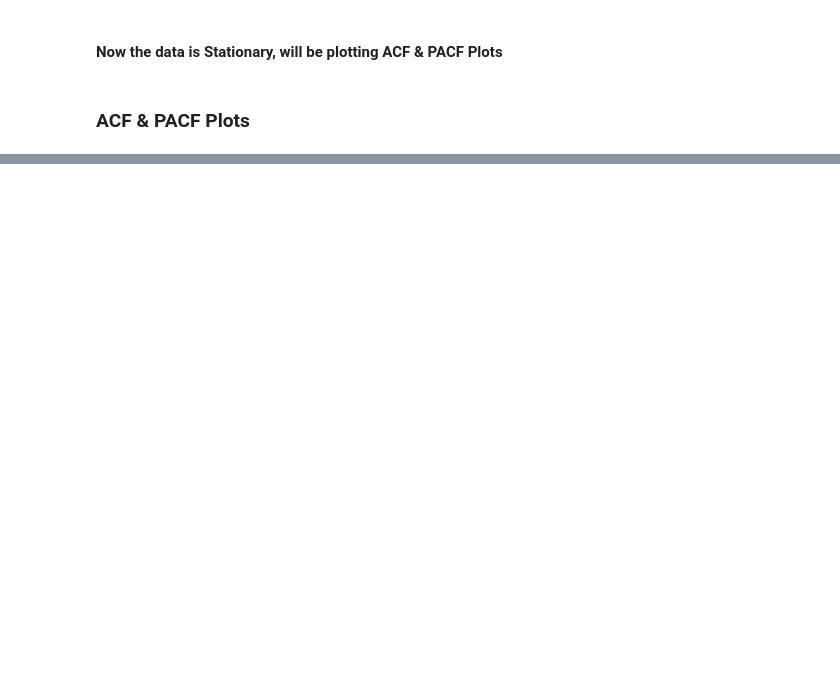
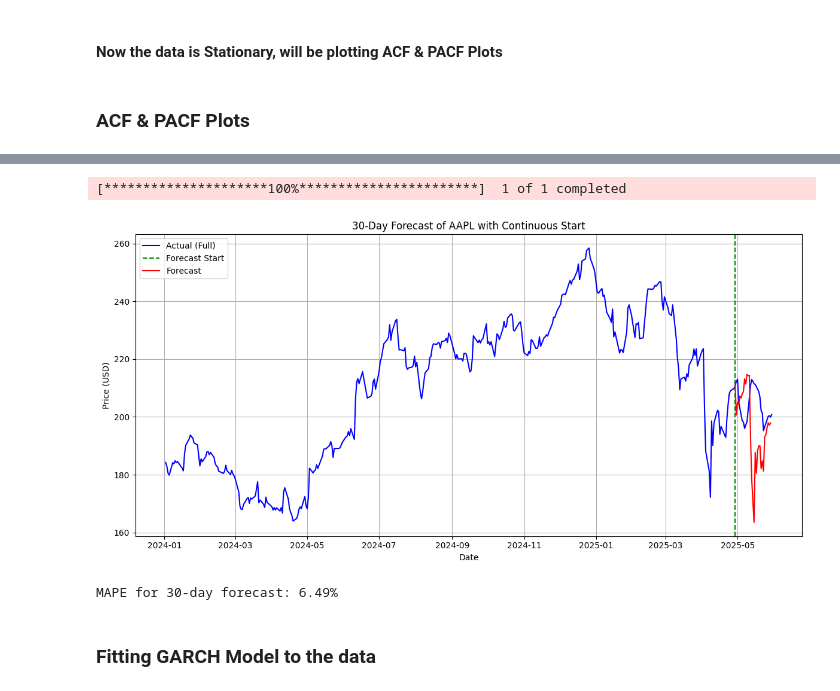
Before and after one commit to kesshar/TimeSeriesAnalysis-Projects, a Jupyter notebook: Stock Analysis and Forcasting/stock_analysis.ipynb, the cells around one changed output, grey strips where cells are left out. Drawn from its saved outputs; the diff is of its cells as text; code cells hidden in the pictures; blank space fills up the shorter version.

```diff
--- a/Stock Analysis and Forcasting/stock_analysis.ipynb
+++ b/Stock Analysis and Forcasting/stock_analysis.ipynb
@@ -218,0 +238,6 @@ plt.show()
+# %%
+from statsmodels.tsa.arima.model import ARIMA
+
+model1_aapl = ARIMA(aapl_resid, order=(2, 0, 0))
+fit1_aapl = model1_aapl.fit()
+print(fit1_aapl.summary())
@@ -218,0 +262,2 @@ plt.show()
+# %%
+residual_forecast_aapl = (fit1_aapl.forecast(steps=30))
@@ -218,0 +288,65 @@ plt.show()
+# %%
+from statsmodels.tsa.holtwinters import ExponentialSmoothing
+
+model_trend_aapl = ExponentialSmoothing(aapl_trend.dropna(), trend='additive', seasonal=None)
+fit_trend_aapl = model_trend_aapl.fit()
+trend_forecast_aapl = fit_trend_aapl.forecast(30)
+
+
+seasonal_period = 30  # or whatever your STL period was
+seasonal_pattern_aapl = aapl_seasonal[-seasonal_period:].values
+seasonal_forecast_aapl = np.tile(seasonal_pattern_aapl, int(np.ceil(30 / seasonal_period)))[:30]
+final_forecast_aapl = trend_forecast_aapl + seasonal_forecast_aapl + residual_forecast_aapl
+# %%
+import numpy as np
+import pandas as pd
+import matplotlib.pyplot as plt
+import yfinance as yf
+
+# Download actual AAPL data
+aapl_actual = yf.download('AAPL', start='2024-01-01', end='2025-05-31')
+
+# Assuming 'aapl' is your original training data (not the same as 'aapl_actual')
+last_date = aapl.index[-1]
+last_value = aapl['Close'].iloc[-1]
+
+# Forecast: create future dates and predicted values (assuming `predicted` already defined)
+forecast_index = pd.date_range(start=last_date + pd.Timedelta(days=1), periods=30, freq='D')
+
+# Combine last actual point with forecast to make it continuous
+extended_index = np.insert(forecast_index, 0, last_date)
+extended_forecast = np.insert(final_forecast_aapl, 0, last_value)
+
+# Plotting
+plt.figure(figsize=(12, 6))
+plt.plot(aapl_actual['Close'], label='Actual (Full)', color='blue')
+plt.axvline(x=last_date, color='green', linestyle='--', label='Forecast Start')
+plt.plot(extended_index, extended_forecast, label='Forecast', color='red')
+
+plt.title("30-Day Forecast of AAPL with Continuous Start")
+plt.xlabel("Date")
+plt.ylabel("Price (USD)")
+plt.legend()
+plt.grid(True)
+plt.tight_layout()
+plt.show()
+# %% [output]
+[*********************100%***********************]  1 of 1 completed
+[figure, added]
+# %%
+# Get next 30 trading days after the last available date
+forecast_index = aapl_actual.index[aapl_actual.index > aapl.index[-1]][:30]
+# Ensure forecast_index uses only valid trading dates
+forecast_index = aapl_actual.index[aapl_actual.index > aapl.index[-1]][:30]
+final_forecast_aapl = final_forecast_aapl.values
+# Actual vs predicted comparison
+actual_forecast_values = aapl_actual.loc[forecast_index, 'Close'].values
+predicted = final_forecast_aapl[:len(actual_forecast_values)]
+
+# MAPE Calculation
+mape = np.mean(np.abs((actual_forecast_values - final_forecast_aapl) / actual_forecast_values)) * 100
+print(f"MAPE for 30-day forecast: {mape:.2f}%")
+# %% [output]
+MAPE for 30-day forecast: 6.49%
+# %% [markdown]
+### Fitting GARCH Model to the data
```
Also changed, not shown: parts of 17 cells of this notebook.
